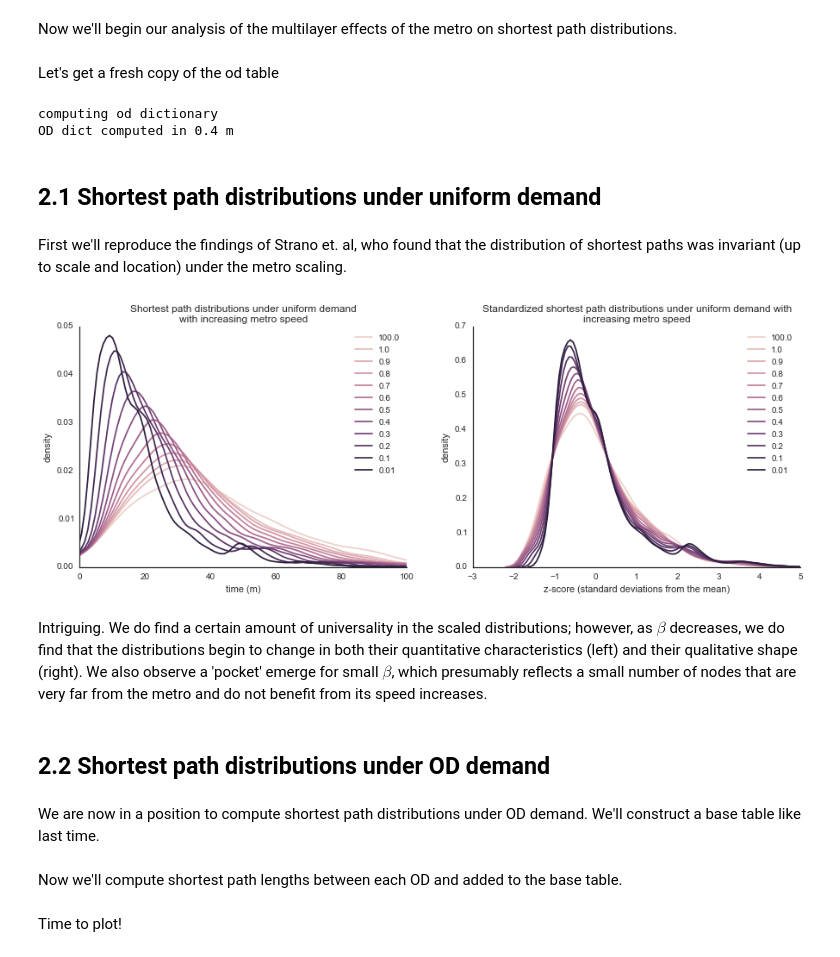
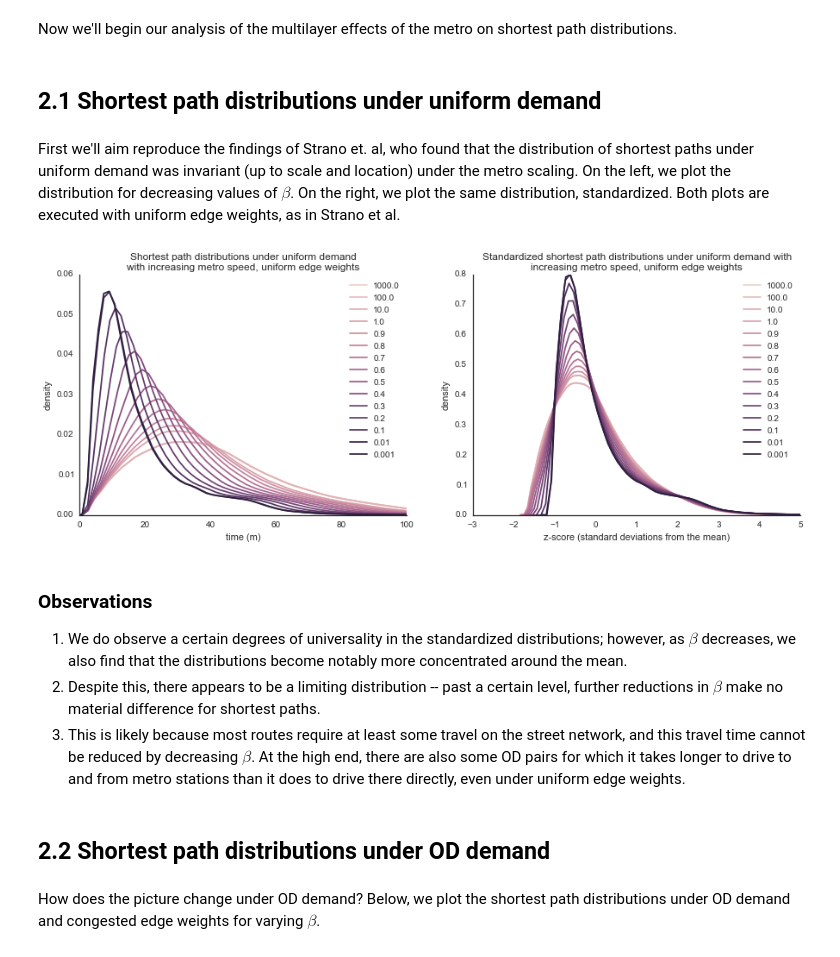
Before and after one commit to PhilChodrow/riyadh_multiplex, a Jupyter notebook: shortest_paths.ipynb, the cells around one changed output. Drawn from its saved outputs; the diff is of its cells as text; code cells hidden in the pictures.

Commit message:
added shortest paths analysis and nbconvert templates

```diff
--- a/shortest_paths.ipynb
+++ b/shortest_paths.ipynb
@@ -32 +51,7 @@ n_nodes = 500
+# %%
+# Certain analyses in this worksheet are very processor intensive.
+# You have the option of only running them on a subset of the nodes in the graph.
+# To do this, set a value for `n_nodes` below.
+# To run full computations, choose `n_nodes = None`.
+n_nodes = None
 # %% [markdown]
@@ -294,44 +349,51 @@ edge_weight = 'congested_time_m'
-# %% [markdown]
-Let's get a fresh copy of the od table
 # %%
+# set betas
+betas = [1000.0, 100.0, 10.0, 1.0, .9, .8, .7, .6, .5, .4, .3, .2, .1, .01, .001]
+
+# for plotting, we'll need this many colors
+sns.set_palette(sns.cubehelix_palette(n_colors = len(betas)))
+
+# Re-pull g and get a fresh copy of the OD table (just in case)
 g = utility.nx_2_igraph(multi.as_graph())
 nodes = np.array([v.index for v in g.vs if g.vs[v.index]['layer'] == 'streets']) # nodes to compute demand from/to
 
-if n_nodes:
+if n_nodes: # optional node sampling
     nodes = np.random.choice(nodes, size = n_nodes, replace = False)
 
 od = assignment.od_dict_igraph(g, '1_data/taz_od/0_1.txt', pivot = False) # need to re-key since we are working with a different graph now
-# %% [output]
-computing od dictionary
-OD dict computed in 0.4 m
 # %% [markdown]
 ## 2.1 Shortest path distributions under uniform demand
 # %% [markdown]
-First we'll reproduce the findings of Strano et. al, who found that the distribution of shortest paths was invariant (up to scale and location) under the metro scaling.
+First we'll aim reproduce the findings of Strano et. al, who found that the distribution of shortest paths under uniform demand was invariant (up to scale and location) under the metro scaling. On the left, we plot the distribution for decreasing values of $\beta$. On the right, we plot the same distribution, standardized. Both plots are executed with uniform edge weights, as in Strano et al.
-# %%
-betas = [100.0, 1.0, .9, .8, .7, .6, .5, .4, .3, .2, .1, .01]
-sns.set_palette(sns.cubehelix_palette(n_colors = len(betas)))
 # %%
+# create figure and subplots
 fig = plt.figure(figsize = (15,5))
 ax1 = fig.add_subplot(121)
 ax2 = fig.add_subplot(122)
 
+# loop through betas, scaling, computing shortest path lengths, and plotting
 for beta in betas:
     utility.scale_edge_attribute_igraph(g, layer = 'metro', attr = 'uniform_time_m', beta = beta)
     lengths = analysis.path_lengths_igraph(g, nodes, 'uniform_time_m', mode = 'array')
+    lengths = lengths[np.isinf(lengths) == False]
     sns.distplot(lengths, kde = True, hist = False, label = str(beta), ax = ax1)
     sns.distplot(analysis.standardize(lengths), kde = True, hist = False, label = str(beta), ax = ax2)
     utility.scale_edge_attribute_igraph(g, layer = 'metro', attr = 'uniform_time_m', beta = 1.0 / beta)
 
-ax1.set(xlim = (0, 100), xlabel = 'time (m)', ylabel = 'density', title = 'Shortest path distributions under uniform demand \nwith increasing metro speed')
-ax2.set(xlim = (-3, 5), xlabel = 'z-score (standard deviations from the mean)', ylabel = 'density', title = 'Standardized shortest path distributions under uniform demand with \nincreasing metro speed')
+# labels and aesthetics
+ax1.set(xlim = (0, 100), xlabel = 'time (m)', ylabel = 'density', title = 'Shortest path distributions under uniform demand \nwith increasing metro speed, uniform edge weights')
+ax2.set(xlim = (-3, 5), xlabel = 'z-score (standard deviations from the mean)', ylabel = 'density', title = 'Standardized shortest path distributions under uniform demand with \nincreasing metro speed, uniform edge weights')
 sns.despine()
 # %% [output]
-[figure, old version]
+[figure, new version]
-# %% [markdown]
-Intriguing. We do find a certain amount of universality in the scaled distributions; however, as $\beta$ decreases, we do find that the distributions begin to change in both their quantitative characteristics (left) and their qualitative shape (right). We also observe a 'pocket' emerge for small $\beta$, which presumably reflects a small number of nodes that are very far from the metro and do not benefit from its speed increases.
+# %% [markdown]
+### Observations
+
+1. We do observe a certain degrees of universality in the standardized distributions; however, as $\beta$ decreases, we also find that the distributions become notably more concentrated around the mean.
+2. Despite this, there appears to be a limiting distribution -- past a certain level, further reductions in $\beta$ make no material difference for shortest paths.
+3. This is likely because most routes require at least some travel on the street network, and this travel time cannot be reduced by decreasing $\beta$. At the high end, there are also some OD pairs for which it takes longer to drive to and from metro stations than it does to drive there directly, even under uniform edge weights.
 # %% [markdown]
 ## 2.2 Shortest path distributions under OD demand
-# %% [markdown]
-We are now in a position to compute shortest path distributions under OD demand. We'll construct a base table like last time.
+# %% [markdown]
+How does the picture change under OD demand? Below, we plot the shortest path distributions under OD demand and congested edge weights for varying $\beta$.
 # %%
@@ -349,6 +412,4 @@ od_demand['o'] = od_demand['o_i'].map(lambda o_i : nodes[o_i]) # igraph keys
 od_demand['d'] = od_demand['d_i'].map(lambda d_i : nodes[d_i]) # igraph keys
 
 od_demand = od_demand.merge(od)
-# %% [markdown]
-Now we'll compute shortest path lengths between each OD and added to the base table.
 # %%
@@ -362,6 +425,4 @@ for beta in betas:
     lengths = pd.DataFrame({'o' : o, 'd' : d, 'congested_time_' + str(beta) : p})
     od_demand = od_demand.merge(lengths)
     utility.scale_edge_attribute_igraph(g, layer = 'metro', attr = 'congested_time_m', beta = 1.0 / beta)
-# %% [markdown]
-Time to plot!
 # %%
```
Also changed, not shown: parts of 56 cells of this notebook, 7 other files.
